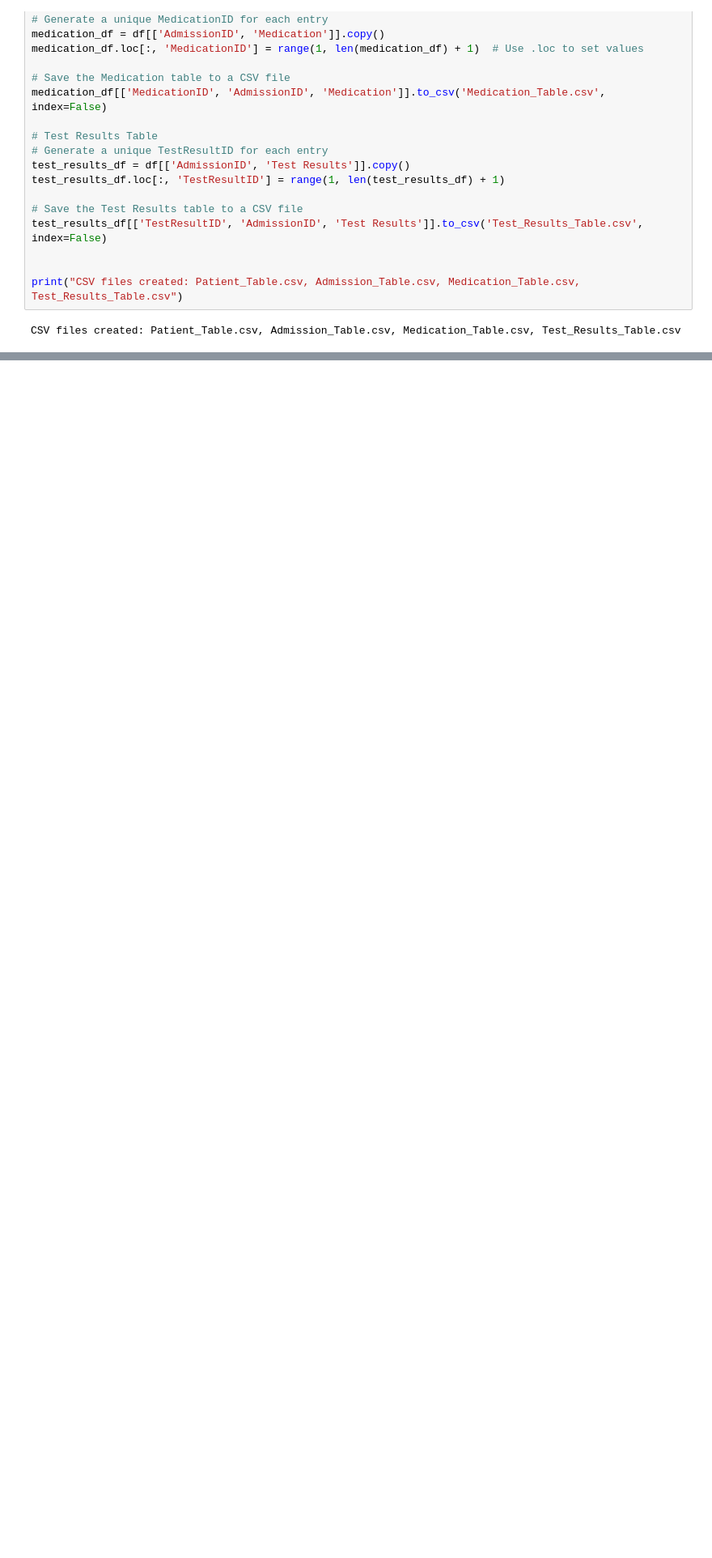
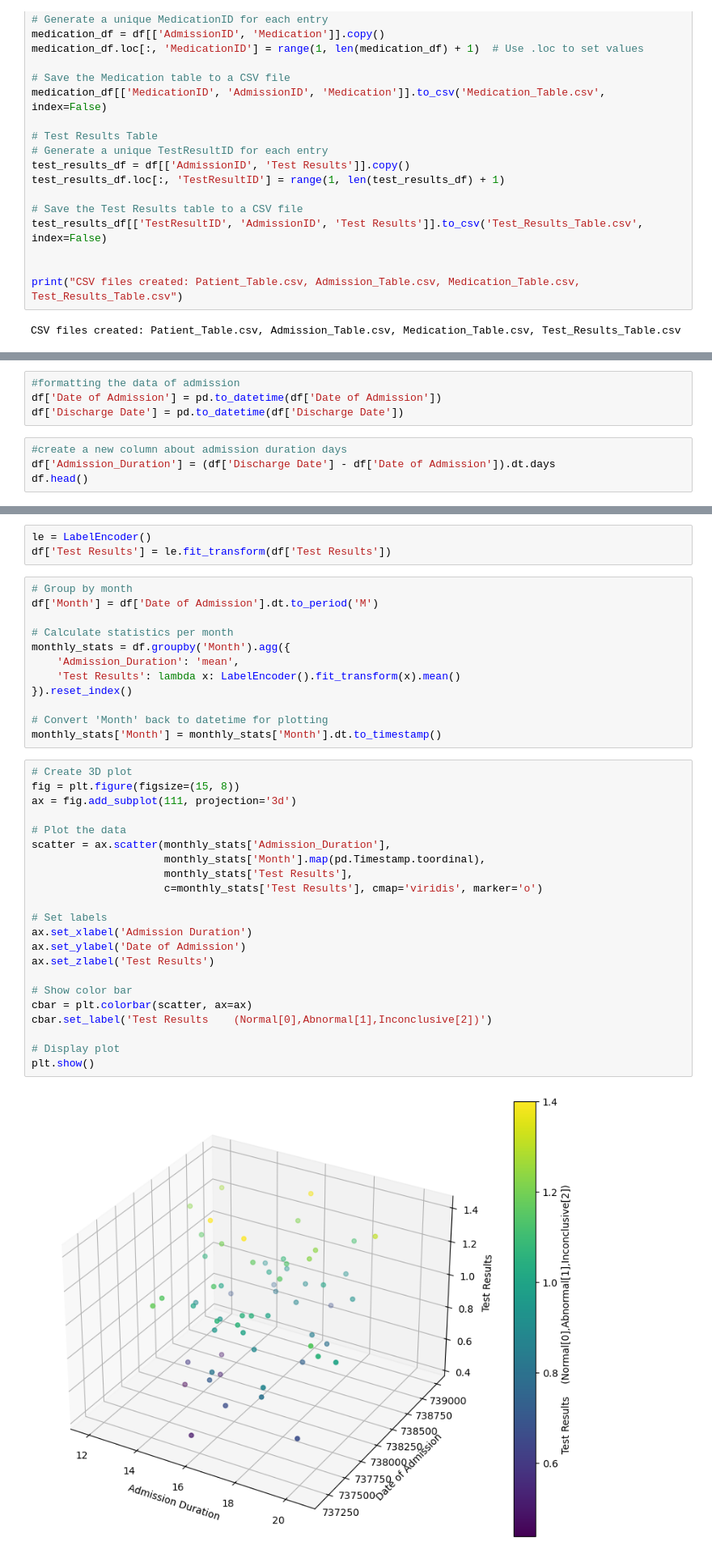
Before and after one commit to kajalkjain/Project-3-Group-2, a Jupyter notebook: Healthcare_cleaning_dataset.ipynb, the cells around one changed output, grey strips where cells are left out. Shown at 81% size. Drawn from its saved outputs; the diff is of its cells as text; blank space fills up the shorter version.

```diff
--- a/Healthcare_cleaning_dataset.ipynb
+++ b/Healthcare_cleaning_dataset.ipynb
@@ -239,0 +315,8 @@ CSV files created: Patient_Table.csv, Admission_Table.csv, Medication_Table.csv,
+# %%
+#formatting the data of admission
+df['Date of Admission'] = pd.to_datetime(df['Date of Admission'])
+df['Discharge Date'] = pd.to_datetime(df['Discharge Date'])
+# %%
+#create a new column about admission duration days
+df['Admission_Duration'] = (df['Discharge Date'] - df['Date of Admission']).dt.days
+df.head()
@@ -239,0 +334,39 @@ CSV files created: Patient_Table.csv, Admission_Table.csv, Medication_Table.csv,
+# %%
+le = LabelEncoder()
+df['Test Results'] = le.fit_transform(df['Test Results'])
+# %%
+# Group by month
+df['Month'] = df['Date of Admission'].dt.to_period('M')
+
+# Calculate statistics per month
+monthly_stats = df.groupby('Month').agg({
+    'Admission_Duration': 'mean',
+    'Test Results': lambda x: LabelEncoder().fit_transform(x).mean()
+}).reset_index()
+
+# Convert 'Month' back to datetime for plotting
+monthly_stats['Month'] = monthly_stats['Month'].dt.to_timestamp()
+# %%
+# Create 3D plot
+fig = plt.figure(figsize=(15, 8))
+ax = fig.add_subplot(111, projection='3d')
+
+# Plot the data
+scatter = ax.scatter(monthly_stats['Admission_Duration'],
+                     monthly_stats['Month'].map(pd.Timestamp.toordinal),
+                     monthly_stats['Test Results'],
+                     c=monthly_stats['Test Results'], cmap='viridis', marker='o')
+
+# Set labels
+ax.set_xlabel('Admission Duration')
+ax.set_ylabel('Date of Admission')
+ax.set_zlabel('Test Results')
+
+# Show color bar
+cbar = plt.colorbar(scatter, ax=ax)
+cbar.set_label('Test Results    (Normal[0],Abnormal[1],Inconclusive[2])')
+
+# Display plot
+plt.show()
+# %% [output]
+[figure, added]
```
Also changed, not shown: parts of 16 cells of this notebook, 1 other file.
